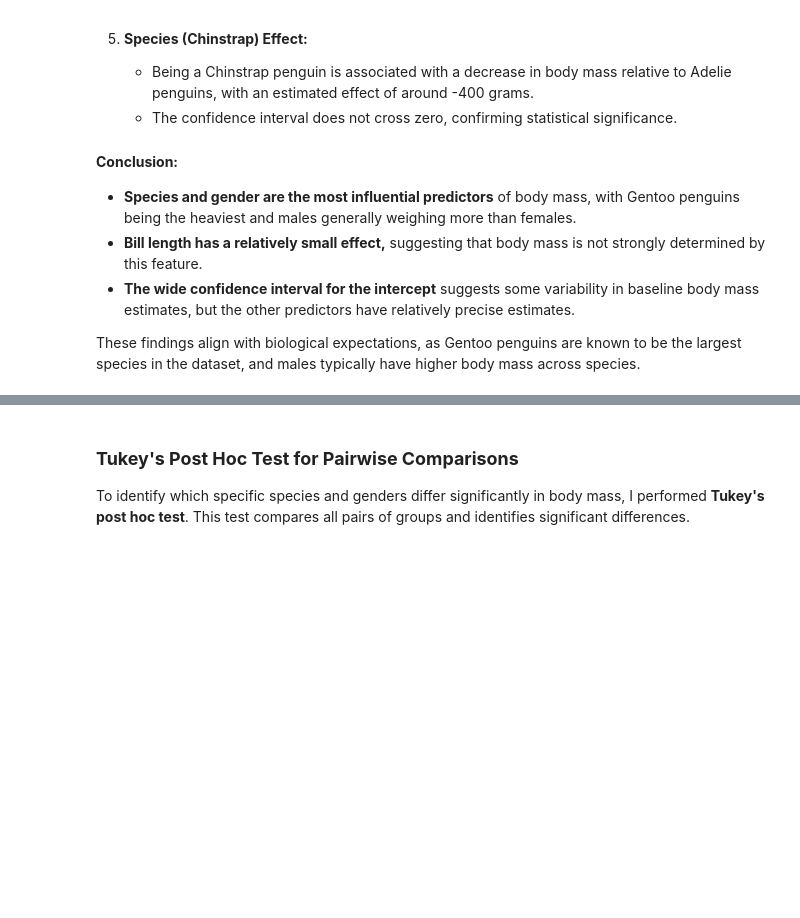
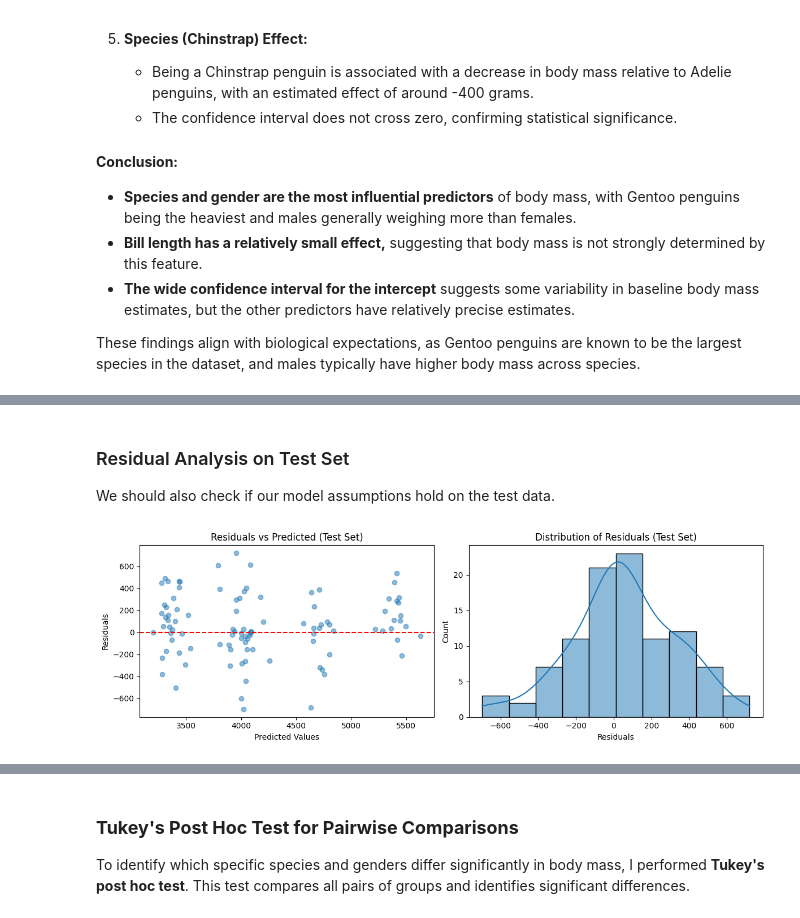
Before and after one commit to Cyberoctane29/Penguins-Data-Analysis-and-Modeling, a Jupyter notebook: Penguins_Data_Modeling_and_Analysis.ipynb, the cells around one changed output, grey strips where cells are left out. Drawn from its saved outputs; the diff is of its cells as text; code cells hidden in the pictures; blank space fills up the shorter version.

```diff
--- a/Penguins_Data_Modeling_and_Analysis.ipynb
+++ b/Penguins_Data_Modeling_and_Analysis.ipynb
@@ -968,0 +1007,27 @@ These findings align with biological expectations, as Gentoo penguins are known
+# %% [markdown]
+### Residual Analysis on Test Set
+
+We should also check if our model assumptions hold on the test data.
+# %%
+test_residuals = y_test.values.flatten() - y_pred
+
+plt.figure(figsize=(12, 4))
+
+# Residuals vs Predicted
+plt.subplot(1, 2, 1)
+plt.scatter(y_pred, test_residuals, alpha=0.5)
+plt.axhline(y=0, color='r', linestyle='--')
+plt.xlabel('Predicted Values')
+plt.ylabel('Residuals')
+plt.title('Residuals vs Predicted (Test Set)')
+
+# Histogram of residuals
+plt.subplot(1, 2, 2)
+sns.histplot(test_residuals, kde=True)
+plt.xlabel('Residuals')
+plt.title('Distribution of Residuals (Test Set)')
+
+plt.tight_layout()
+plt.show()
+# %% [output]
+[figure, added]
```
Also changed, not shown: parts of 12 cells of this notebook.
